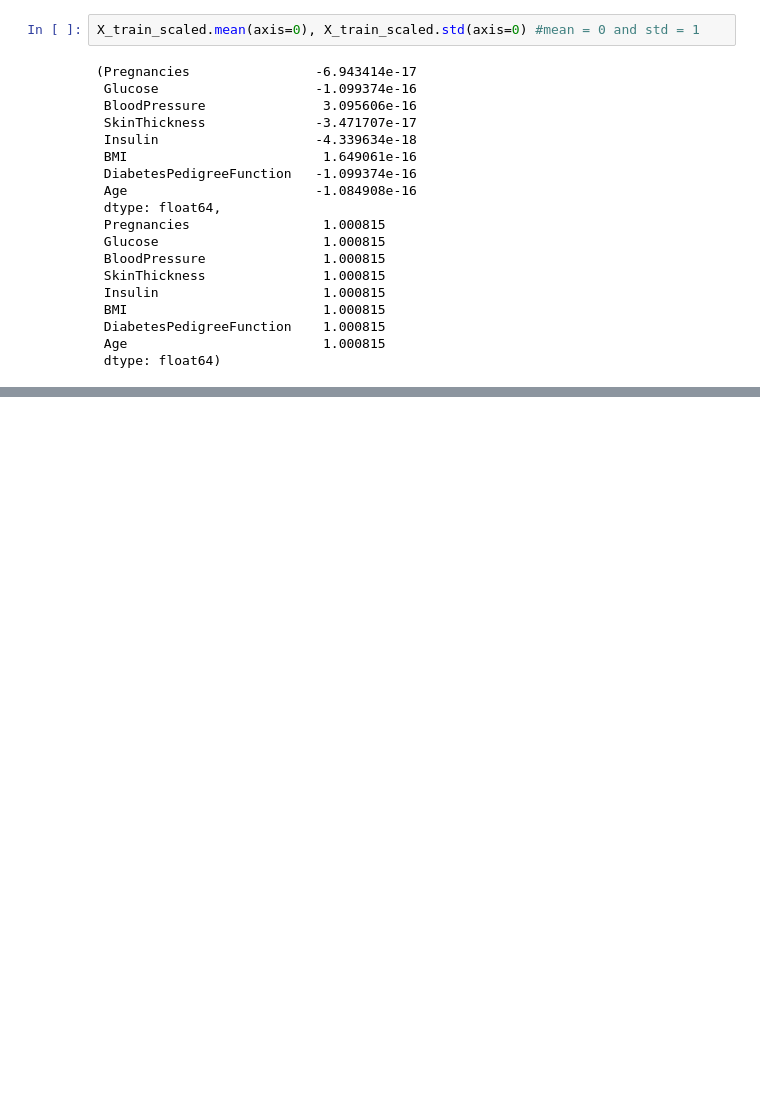
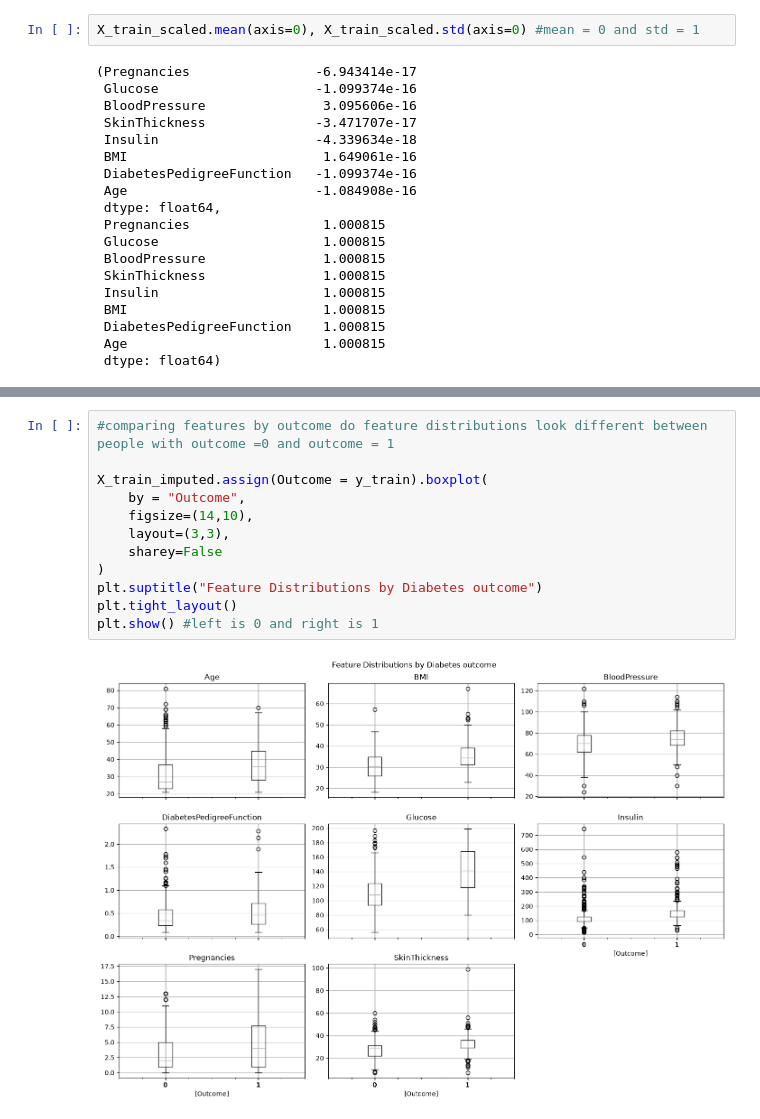
Before and after one commit to supranjal/Diabetes-prediction-ML-, a Jupyter notebook: notebooks/diabetes-prediction.ipynb, the cells around one changed output, grey strips where cells are left out. Saved outputs shown, nothing was run; the diff lists cells and outputs as text; blank space fills up the shorter version.

```diff
--- a/notebooks/diabetes-prediction.ipynb
+++ b/notebooks/diabetes-prediction.ipynb
@@ -345,0 +396,14 @@ X_train_scaled.mean(axis=0), X_train_scaled.std(axis=0) #mean = 0 and std = 1
+# %%
+#comparing features by outcome do feature distributions look different between people with outcome =0 and outcome = 1
+
+X_train_imputed.assign(Outcome = y_train).boxplot(
+    by = "Outcome",
+    figsize=(14,10),
+    layout=(3,3),
+    sharey=False
+)
+plt.suptitle("Feature Distributions by Diabetes outcome")
+plt.tight_layout()
+plt.show() #left is 0 and right is 1
+# %% [output]
+[figure, added]
```
Also changed, not shown: parts of 8 cells of this notebook.
